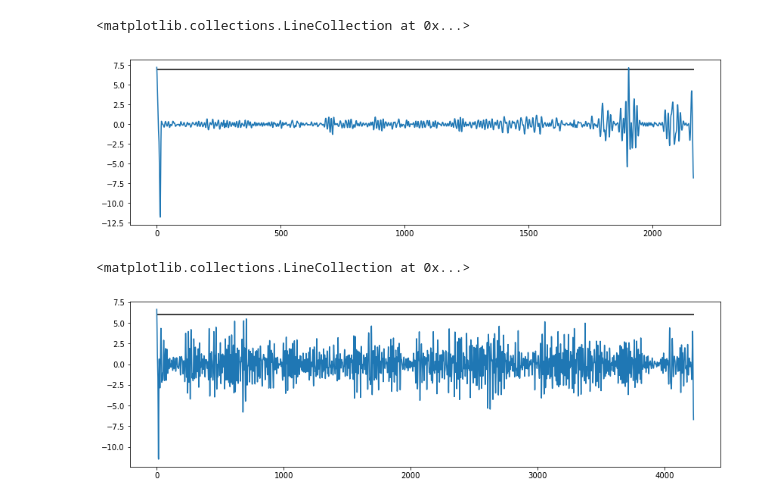
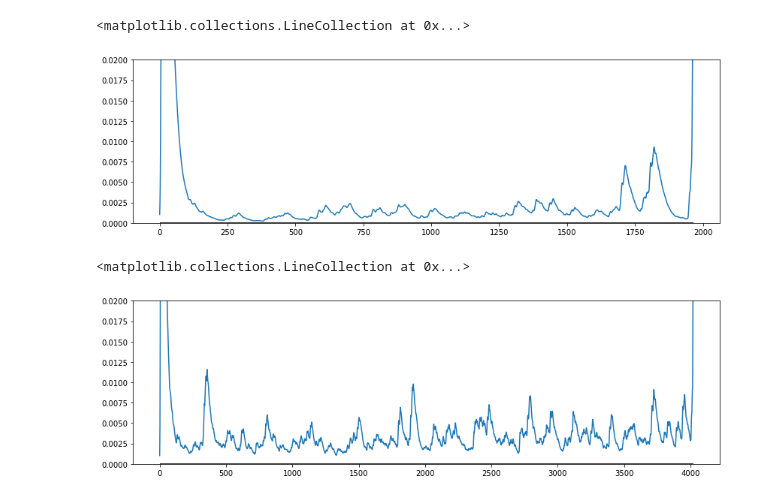
Before and after one commit to tomasero/robowen, a Jupyter notebook: collection/analysis/check_accel.ipynb, the cells around one changed output. Cells and saved outputs as stored; diff of their text form; code cells hidden in the pictures.

```diff
--- a/collection/analysis/check_accel.ipynb
+++ b/collection/analysis/check_accel.ipynb
@@ -7,21 +7,28 @@ from matplotlib.pyplot import *
 %matplotlib inline
 # %%
 def get_mag(d):
-    return np.sqrt(np.array(d.x**2+d.y**2+d.z**2))
+    mag= np.sqrt(np.array(d.x**2+d.y**2+d.z**2))
+    b, a = signal.butter(1, 1.0/(Fs/2), btype='low')
+    mag = signal.lfilter(b, a, mag)[100:-100]
+    return mag
 # %%
 d = pd.read_csv('../data_accel/accurate_belly_4.csv')
 Fs = 1/np.mean(np.diff(d.timestamp))
 mag = get_mag(d)
 mag = mag - np.mean(mag)
-# b, a = signal.butter(4, (10/(Fs/2), 15/(Fs/2)), btype='band')
-# mag = signal.lfilter(b, a, mag)
+
 figure(figsize=(14,4))
 plot(mag)
 
-test = mag[120:160]
+test = mag[225:270]
 test = test - np.mean(test)
 test = test / np.linalg.norm(test)
+
+norm = np.ones(len(test))
+norm /= np.linalg.norm(norm)
+
 figure(figsize=(14,4))
 plot(test)
+
 (len(test), test)
 # %% [output]
@@ -38,0 +46,6 @@ sample rate 260.316666667
+# %%
+d = pd.read_csv('../data_accel/false_pos_driving_1.csv')
+Fs = 1/np.mean(np.diff(d.timestamp))
+mag = get_mag(d)
+mag -= np.mean(mag)
+_ = specgram(mag, Fs=Fs, NFFT=32, noverlap=16)
@@ -39,3 +54,5 @@ sample rate 260.316666667
+# %%
+b,a = signal.butter(1, 0.5/(Fs/2), 'low')
 # %%
 d = pd.read_csv('../data_accel/accurate_belly_3.csv')
 mag = get_mag(d)
@@ -47,19 +70,25 @@ hlines(7, 0, len(s))
 d = pd.read_csv('../data_accel/false_pos_rest_1.csv')
 mag = get_mag(d)
 s = signal.convolve(mag, test[::-1], mode='same')
+s2 = signal.convolve(mag, norm, mode='same')
+s = signal.lfilter(b,a,np.abs(s/s2))
 figure(figsize=(14,4))
 plot(s)
-hlines(7, 0, len(s))
+ylim(0,0.02)
+hlines(0, 0, len(s))
 # %% [output]
 <matplotlib.collections.LineCollection at 0x...>
-[figure, old version]
+[figure, new version]
 # %%
-d = pd.read_csv('../data_accel/false_pos_driving_high_1.csv')
+d = pd.read_csv('../data_accel/false_pos_driving_1.csv')
 mag = get_mag(d)
 s = signal.convolve(mag, test[::-1], mode='same')
+s2 = signal.convolve(mag, norm, mode='same')
+s = signal.lfilter(b,a,np.abs(s/s2))
 figure(figsize=(14,4))
 plot(s)
-hlines(6, 0, len(s))
+ylim(0,0.02)
+hlines(0, 0, len(s))
 # %% [output]
 <matplotlib.collections.LineCollection at 0x...>
-[figure, old version]
+[figure, new version]
```
Also changed, not shown: parts of 3 cells of this notebook, 1 other file.
